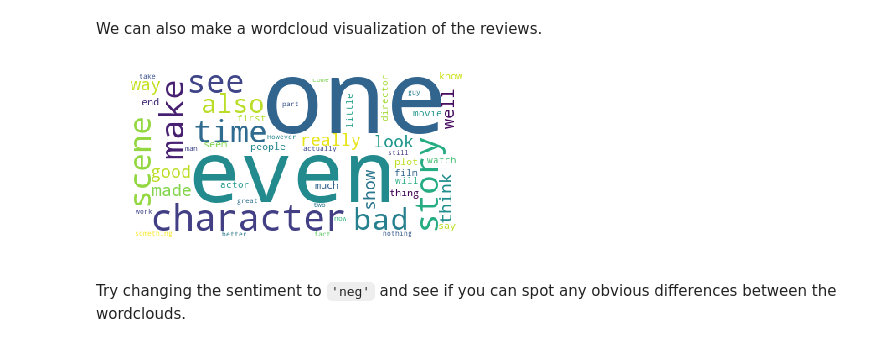
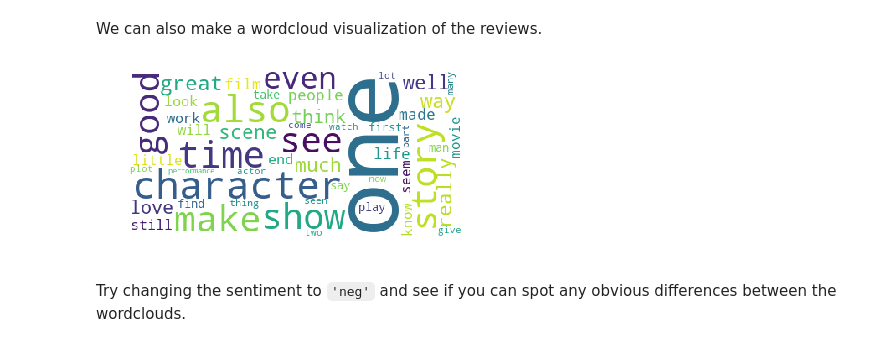
Before and after one commit to aglotero/AIND-NLP, a Jupyter notebook: sentiment_analysis.ipynb, the cells around one changed output. Drawn from its saved outputs; the diff is of its cells as text; code cells hidden in the pictures.

```diff
--- a/sentiment_analysis.ipynb
+++ b/sentiment_analysis.ipynb
@@ -94,24 +94,24 @@ We can also make a wordcloud visualization of the reviews.
 # %%
 import matplotlib.pyplot as plt
 %matplotlib inline
 
 from wordcloud import WordCloud, STOPWORDS
 
-sentiment = 'neg'
+sentiment = 'pos'
 
 # Combine all reviews for the desired sentiment
 combined_text = " ".join([review for review in data['train'][sentiment]])
 
 # Initialize wordcloud object
 wc = WordCloud(background_color='white', max_words=50,
         # update stopwords to include common words like film and movie
         stopwords = STOPWORDS.update(['br','film','movie']))
 
 # Generate and plot wordcloud
 plt.imshow(wc.generate(combined_text))
 plt.axis('off')
 plt.show()
 # %% [output]
-[figure, old version]
+[figure, new version]
 # %% [markdown]
 Try changing the sentiment to `'neg'` and see if you can spot any obvious differences between the wordclouds.
```
Also changed, not shown: parts of 16 cells of this notebook.
